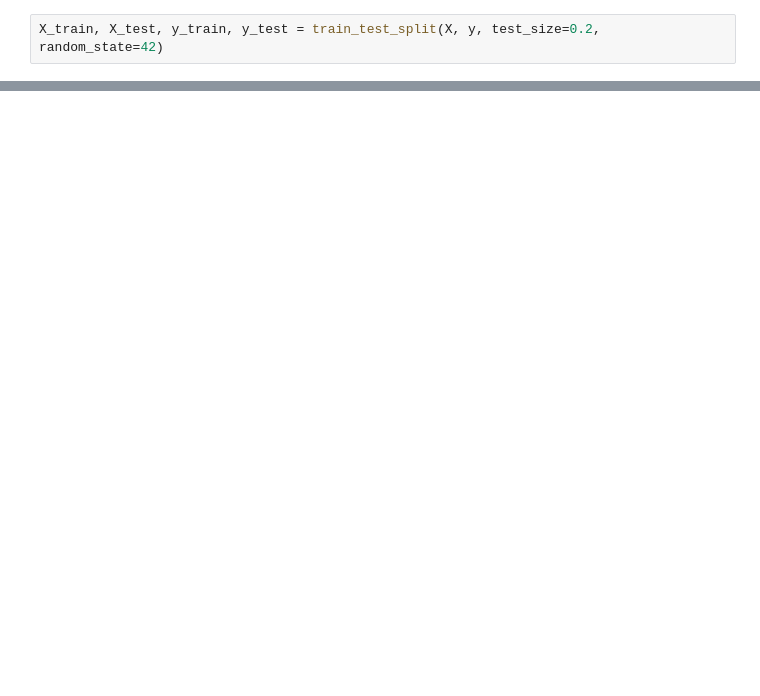
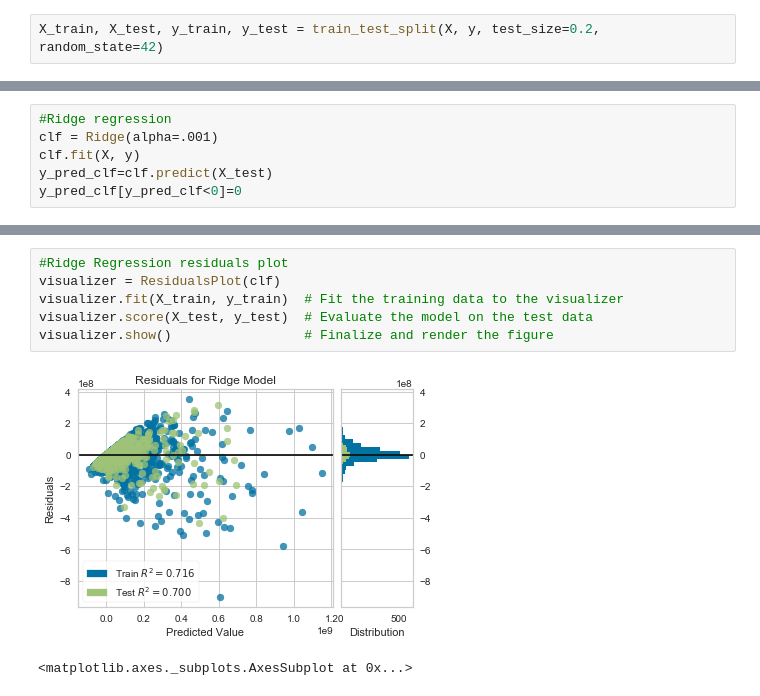
Before and after one commit to Kuntya/Capstone-Project-1, a Jupyter notebook: Capstone Project 1.ipynb, the cells around one changed output, grey strips where cells are left out. Saved outputs shown, nothing was run; the diff lists cells and outputs as text; blank space fills up the shorter version.

```diff
--- a/Capstone Project 1.ipynb
+++ b/Capstone Project 1.ipynb
@@ -1252,0 +1232,6 @@ Root Mean Squared Error: 82631150.6283203
+# %%
+#Ridge regression
+clf = Ridge(alpha=.001)
+clf.fit(X, y)
+y_pred_clf=clf.predict(X_test)
+y_pred_clf[y_pred_clf<0]=0
@@ -1252,0 +1249,9 @@ Root Mean Squared Error: 82631150.6283203
+# %%
+#Ridge Regression residuals plot
+visualizer = ResidualsPlot(clf)
+visualizer.fit(X_train, y_train)  # Fit the training data to the visualizer
+visualizer.score(X_test, y_test)  # Evaluate the model on the test data
+visualizer.show()                 # Finalize and render the figure
+# %% [output]
+[figure, added]
+<matplotlib.axes._subplots.AxesSubplot at 0x...>
```
Also changed, not shown: parts of 62 cells of this notebook.
